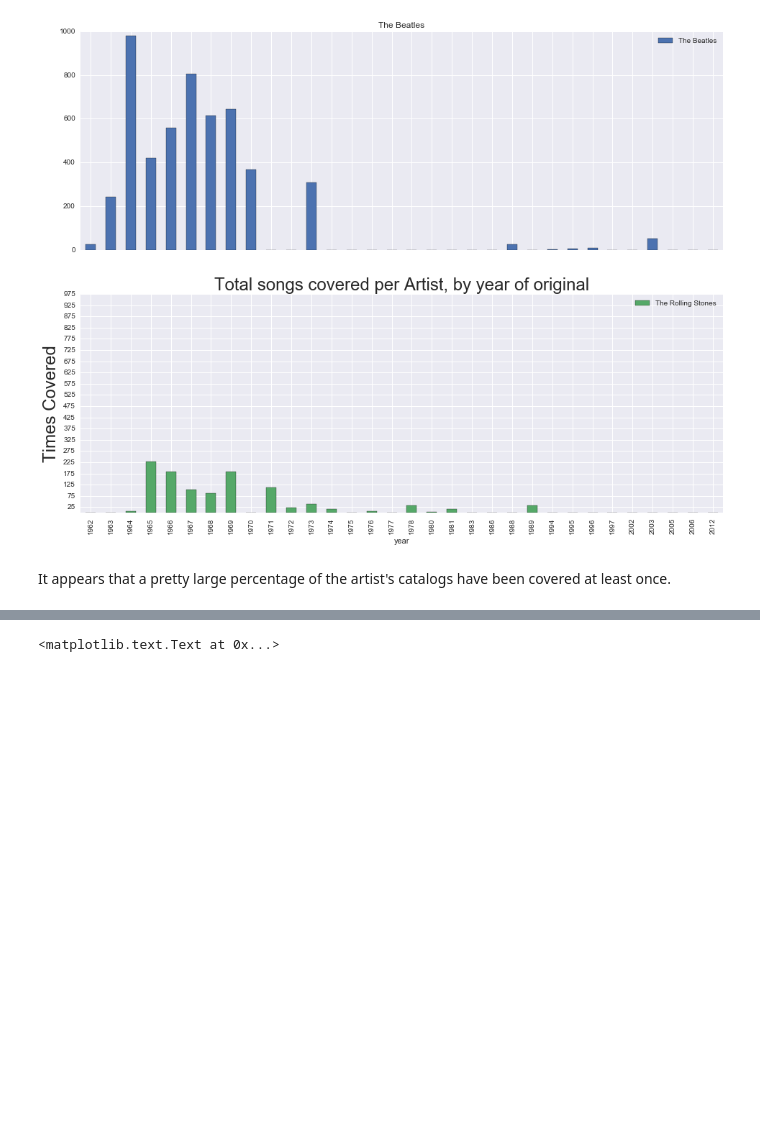
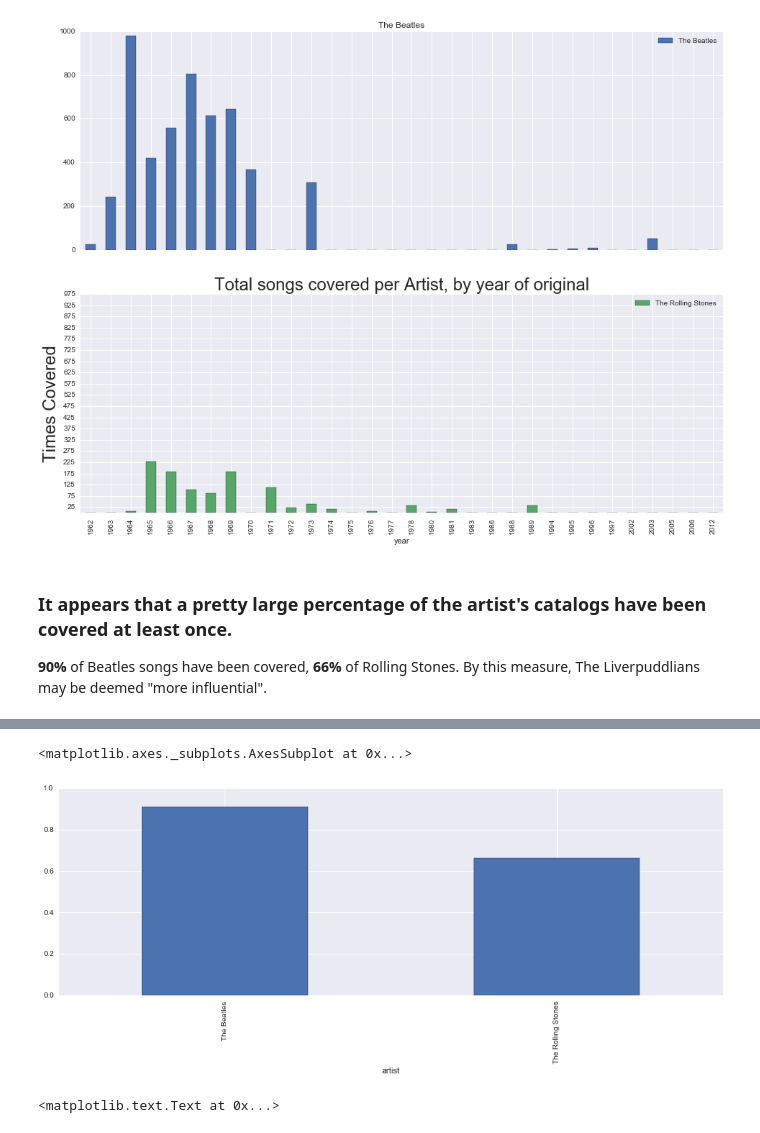
Before and after one commit to maxrose61/GA_DS, a Jupyter notebook: FInal_Project/Quantifying_Influence_Analysis_maxrose_DSFinal.ipynb, the cells around one changed output, grey strips where cells are left out. Cells and saved outputs as stored; diff of their text form; code cells hidden in the pictures; blank space fills up the shorter version.

```diff
--- a/FInal_Project/Quantifying_Influence_Analysis_maxrose_DSFinal.ipynb
+++ b/FInal_Project/Quantifying_Influence_Analysis_maxrose_DSFinal.ipynb
@@ -164,8 +157,10 @@ plt.ylabel('Times Covered', size = 24)
 <matplotlib.text.Text at 0x...>
 [figure]
 # %% [markdown]
-It appears that a pretty large percentage of the artist's catalogs have been covered at least once.
+### It appears that a pretty large percentage of the artist's catalogs have been covered at least once.<br>
+**90%** of Beatles songs have been covered, **66%** of Rolling Stones. By this measure, The Liverpuddlians may be deemed "more influential".
 # %%
 # Throw out covers recorded by each band and see what percentage of their catalogs have been covered.
-data[(data.is_cover == 0) & (data.is_covered == 0)].groupby('artist').count()/data[(data.is_cover == 0)].groupby('artist').count()
+inf = data[(data.is_cover == 0) & (data.is_covered == 1)].groupby('artist').workid.count()/data[(data.is_cover == 0)].groupby('artist').workid.count()
+inf.plot(kind='bar', figsize=(16,5))
 # %% [output]
@@ -176,3 +167,5 @@ data[(data.is_cover == 0) & (data.is_covered == 0)].groupby('artist').count()/da
+<matplotlib.axes._subplots.AxesSubplot at 0x...>
+[figure, added]
 # %%
 data[data.is_covered > 0].groupby(['artist', 'year']).songname.count().unstack('artist').plot(kind='bar',subplots='True',figsize=(16,9))
 plt.title("Original Songs Released Per Year", size=20)
```
Also changed, not shown: parts of 31 cells of this notebook.
